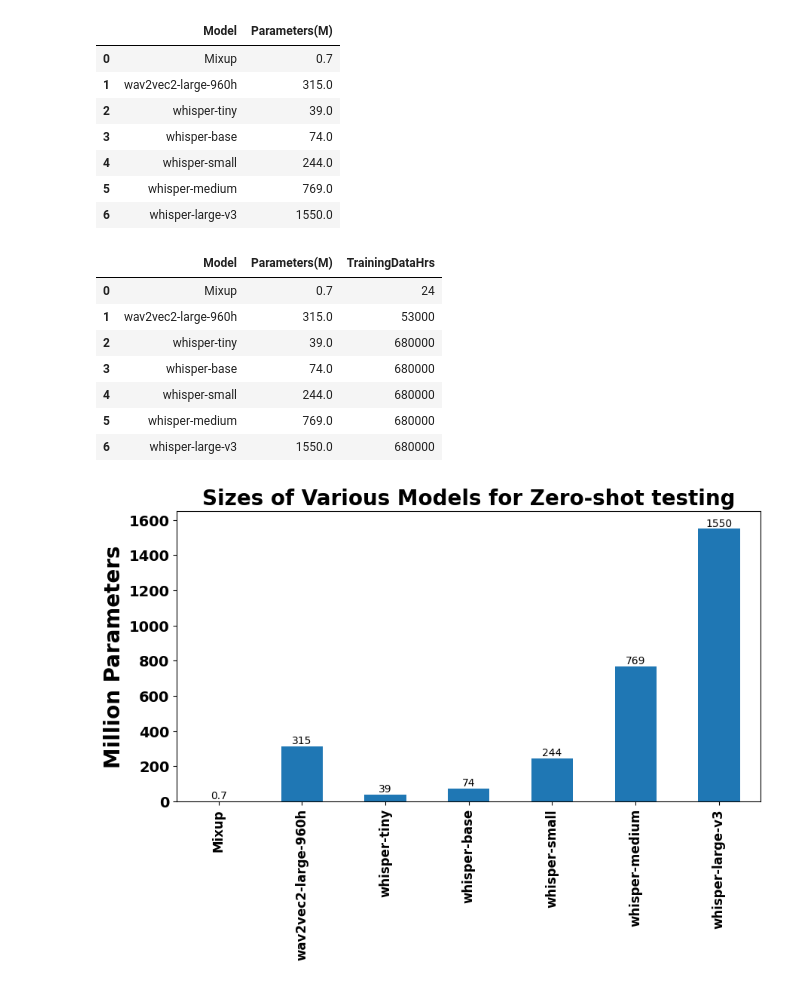
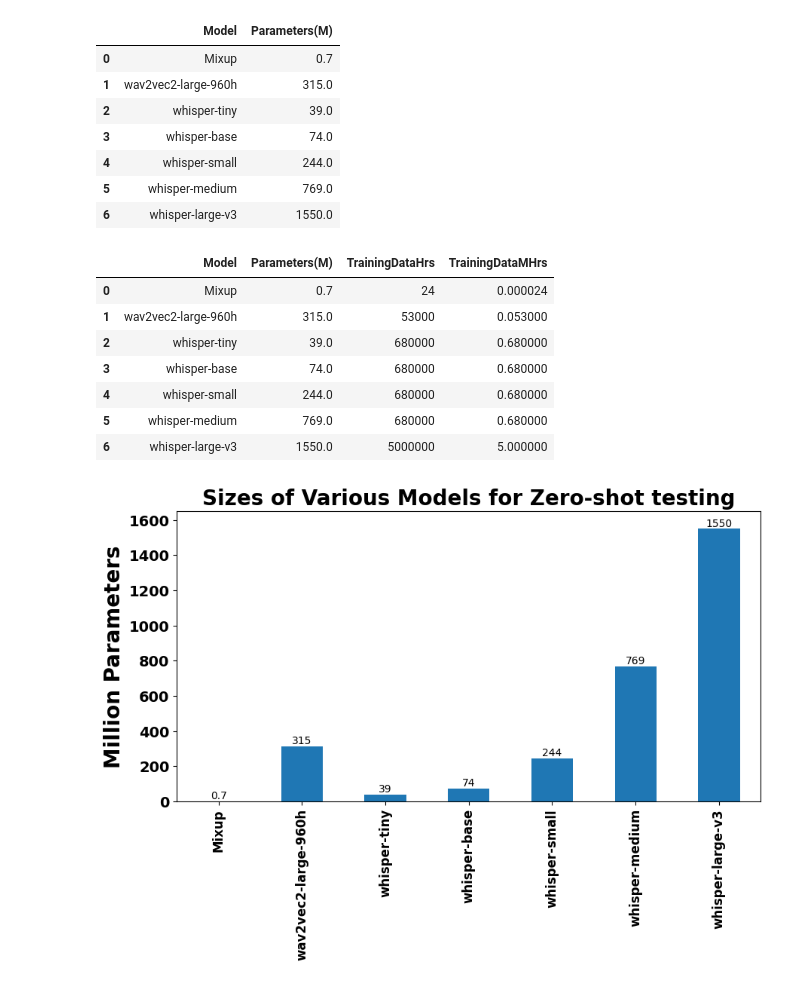
Before and after one commit to Tirthankar-iiitb/manifold-mixup, a Jupyter notebook: codes/whisper/plot_results_zero_shot.ipynb, the cells around one changed output. Drawn from its saved outputs; the diff is of its cells as text; code cells hidden in the pictures.

```diff
--- a/codes/whisper/plot_results_zero_shot.ipynb
+++ b/codes/whisper/plot_results_zero_shot.ipynb
@@ -27,17 +27,19 @@ df1
 | 5 | whisper-medium | 769.0 |
 | 6 | whisper-large-v3 | 1550.0 |
 # %%
-df1['TrainingDataHrs']=[24,53000,680000,680000,680000,680000,680000]
+df1['TrainingDataHrs']=[24,53000,680000,680000,680000,680000,5000000]
+mm=1000000
+df1['TrainingDataMHrs']=[24/mm,53000/mm,680000/mm,680000/mm,680000/mm,680000/mm,5000000/mm]
 df1
 # %% [output]
-|  | Model | Parameters(M) | TrainingDataHrs |
-| 0 | Mixup | 0.7 | 24 |
-| 1 | wav2vec2-large-960h | 315.0 | 53000 |
-| 2 | whisper-tiny | 39.0 | 680000 |
-| 3 | whisper-base | 74.0 | 680000 |
-| 4 | whisper-small | 244.0 | 680000 |
-| 5 | whisper-medium | 769.0 | 680000 |
-| 6 | whisper-large-v3 | 1550.0 | 680000 |
+|  | Model | Parameters(M) | TrainingDataHrs | TrainingDataMHrs |
+| 0 | Mixup | 0.7 | 24 | 0.000024 |
+| 1 | wav2vec2-large-960h | 315.0 | 53000 | 0.053000 |
+| 2 | whisper-tiny | 39.0 | 680000 | 0.680000 |
+| 3 | whisper-base | 74.0 | 680000 | 0.680000 |
+| 4 | whisper-small | 244.0 | 680000 | 0.680000 |
+| 5 | whisper-medium | 769.0 | 680000 | 0.680000 |
+| 6 | whisper-large-v3 | 1550.0 | 5000000 | 5.000000 |
 # %%
 df1.to_csv('datasets/model_params.csv', index=False)
 # %%
```
Also changed, not shown: parts of 6 cells of this notebook.
